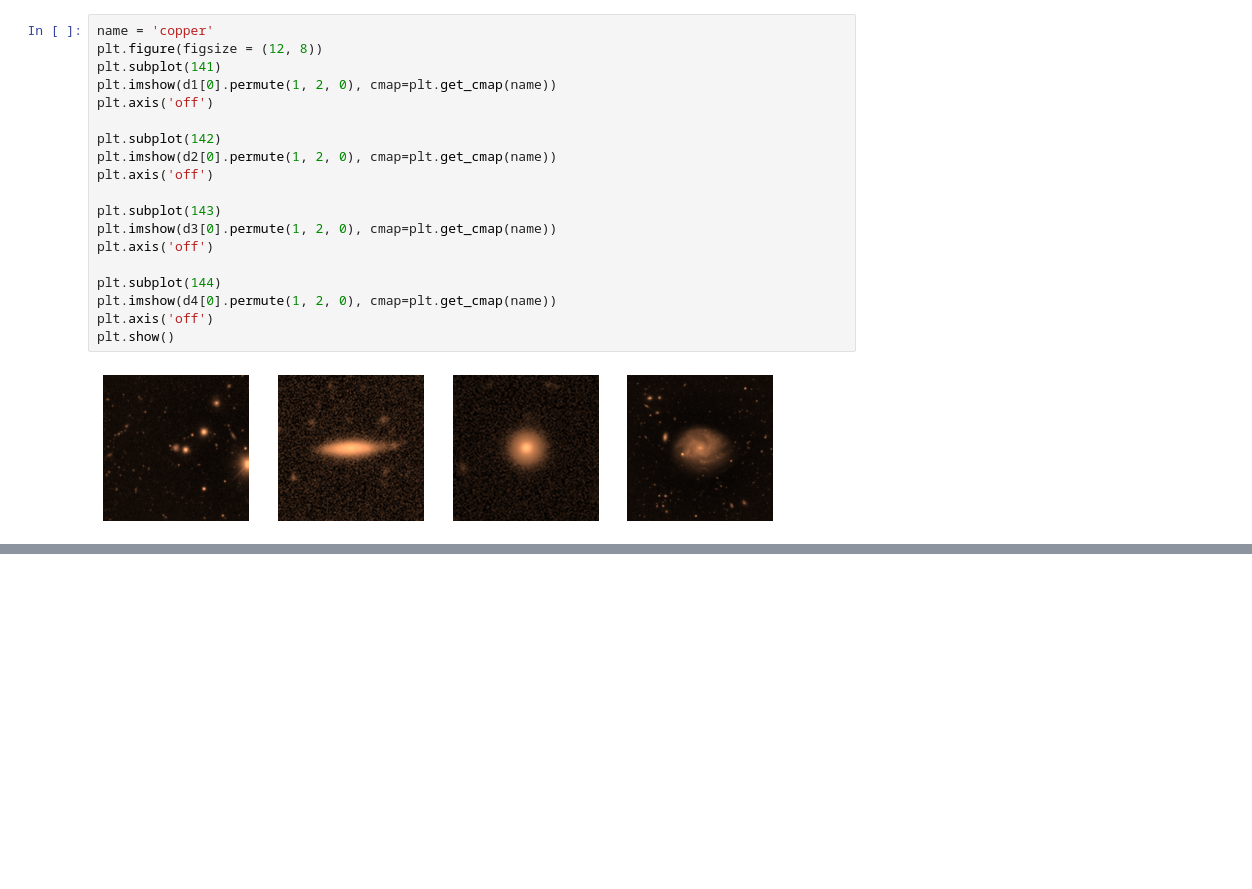
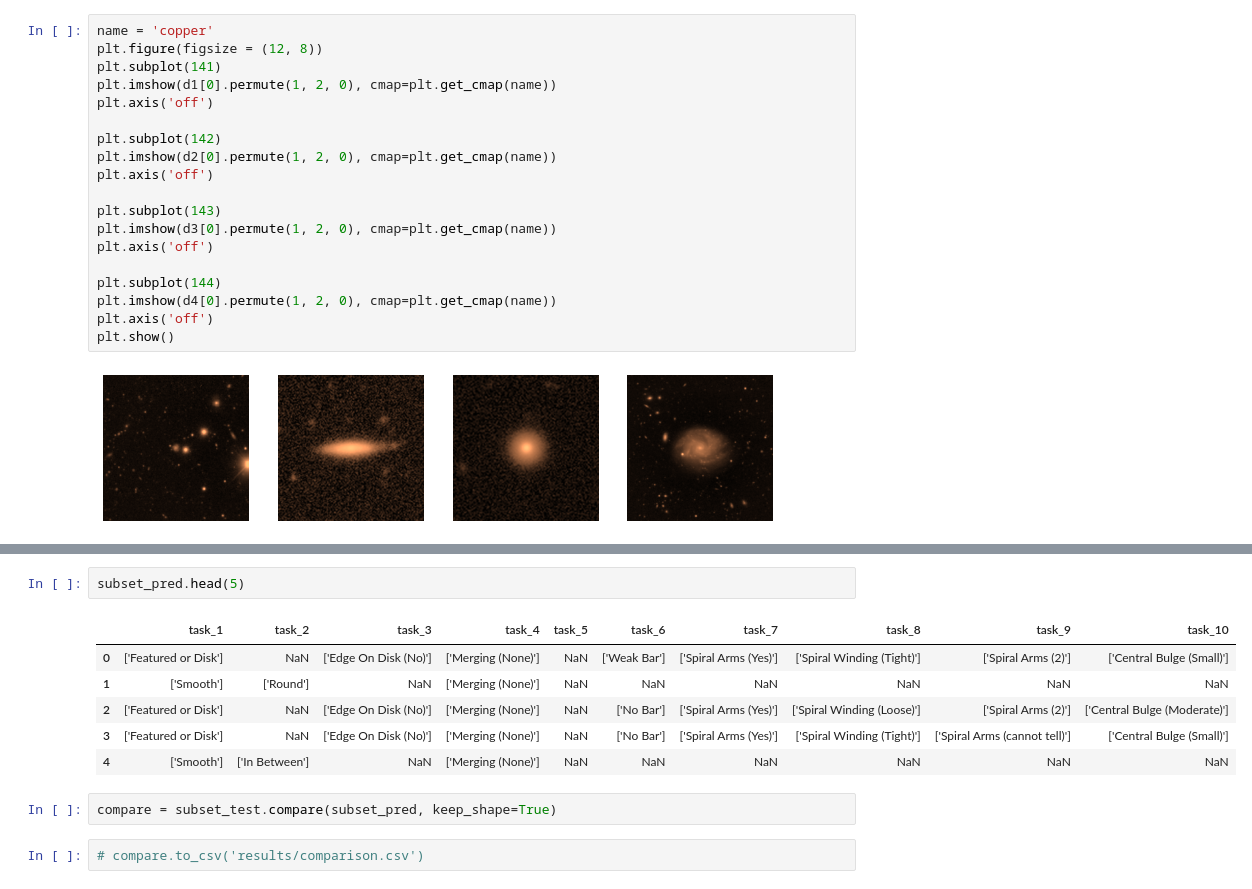
Before and after one commit to Harry45/MTL, a Jupyter notebook: decals.ipynb, the cells around one changed output, grey strips where cells are left out. Drawn from its saved outputs; the diff is of its cells as text; blank space fills up the shorter version.

```diff
--- a/decals.ipynb
+++ b/decals.ipynb
@@ -560,0 +617,13 @@ plt.show()
+# %%
+subset_pred.head(5)
+# %% [output]
+|  | task_1 | task_2 | task_3 | task_4 | task_5 | task_6 | task_7 | task_8 | task_9 | task_10 |
+| 0 | ['Featured or Disk'] | NaN | ['Edge On Disk (No)'] | ['Merging (None)'] | NaN | ['Weak Bar'] | ['Spiral Arms (Yes)'] | ['Spiral Winding (Tight)'] | ['Spiral Arms (2)'] | ['Central Bulge (Small)'] |
+| 1 | ['Smooth'] | ['Round'] | NaN | ['Merging (None)'] | NaN | NaN | NaN | NaN | NaN | NaN |
+| 2 | ['Featured or Disk'] | NaN | ['Edge On Disk (No)'] | ['Merging (None)'] | NaN | ['No Bar'] | ['Spiral Arms (Yes)'] | ['Spiral Winding (Loose)'] | ['Spiral Arms (2)'] | ['Central Bulge (Moderate)'] |
+| 3 | ['Featured or Disk'] | NaN | ['Edge On Disk (No)'] | ['Merging (None)'] | NaN | ['No Bar'] | ['Spiral Arms (Yes)'] | ['Spiral Winding (Tight)'] | ['Spiral Arms (cannot tell)'] | ['Central Bulge (Small)'] |
+| 4 | ['Smooth'] | ['In Between'] | NaN | ['Merging (None)'] | NaN | NaN | NaN | NaN | NaN | NaN |
+# %%
+compare = subset_test.compare(subset_pred, keep_shape=True)
+# %%
+# compare.to_csv('results/comparison.csv')
```
Also changed, not shown: parts of 11 cells of this notebook, 3 other files.
